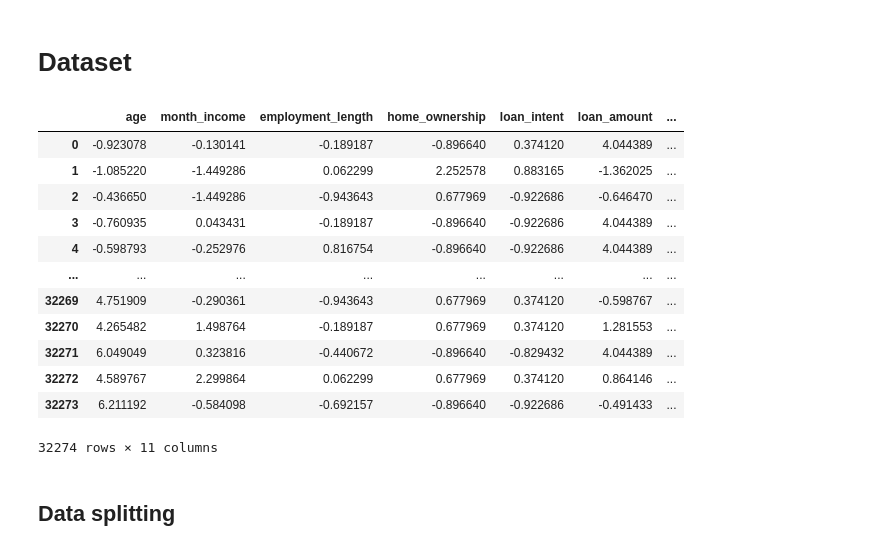
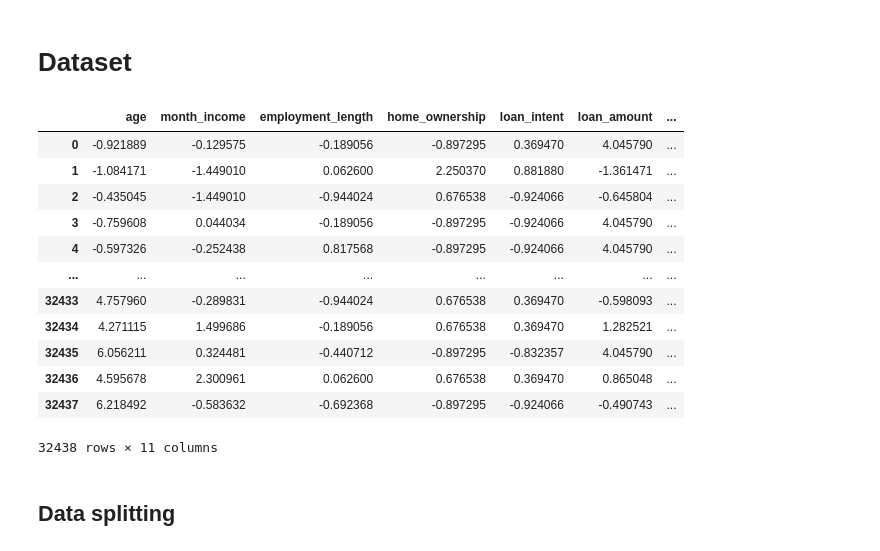
Before and after one commit to BigglesworthCat/loan-prediction-system, a Jupyter notebook: preparations/models_preparation.ipynb, the cells around one changed output. Drawn from its saved outputs; the diff is of its cells as text; code cells hidden in the pictures.

```diff
--- a/preparations/models_preparation.ipynb
+++ b/preparations/models_preparation.ipynb
@@ -131,22 +118,22 @@ def get_cv_scores(estimator, X, y, cv=5):
 # %% [markdown]
 # Dataset
 # %%
-df = pd.read_csv('credit_history.csv')
+df = pd.read_csv('./../database/credit_history_transformed.csv')
 df
 # %% [output]
 |  | age | month_income | employment_length | home_ownership | loan_intent | loan_amount | ... |
-| 0 | -0.923078 | -0.130141 | -0.189187 | -0.896640 | 0.374120 | 4.044389 | ... |
-| 1 | -1.085220 | -1.449286 | 0.062299 | 2.252578 | 0.883165 | -1.362025 | ... |
-| 2 | -0.436650 | -1.449286 | -0.943643 | 0.677969 | -0.922686 | -0.646470 | ... |
-| 3 | -0.760935 | 0.043431 | -0.189187 | -0.896640 | -0.922686 | 4.044389 | ... |
-| 4 | -0.598793 | -0.252976 | 0.816754 | -0.896640 | -0.922686 | 4.044389 | ... |
+| 0 | -0.921889 | -0.129575 | -0.189056 | -0.897295 | 0.369470 | 4.045790 | ... |
+| 1 | -1.084171 | -1.449010 | 0.062600 | 2.250370 | 0.881880 | -1.361471 | ... |
+| 2 | -0.435045 | -1.449010 | -0.944024 | 0.676538 | -0.924066 | -0.645804 | ... |
+| 3 | -0.759608 | 0.044034 | -0.189056 | -0.897295 | -0.924066 | 4.045790 | ... |
+| 4 | -0.597326 | -0.252438 | 0.817568 | -0.897295 | -0.924066 | 4.045790 | ... |
 | ... | ... | ... | ... | ... | ... | ... | ... |
-| 32269 | 4.751909 | -0.290361 | -0.943643 | 0.677969 | 0.374120 | -0.598767 | ... |
-| 32270 | 4.265482 | 1.498764 | -0.189187 | 0.677969 | 0.374120 | 1.281553 | ... |
-| 32271 | 6.049049 | 0.323816 | -0.440672 | -0.896640 | -0.829432 | 4.044389 | ... |
-| 32272 | 4.589767 | 2.299864 | 0.062299 | 0.677969 | 0.374120 | 0.864146 | ... |
-| 32273 | 6.211192 | -0.584098 | -0.692157 | -0.896640 | -0.922686 | -0.491433 | ... |
+| 32433 | 4.757960 | -0.289831 | -0.944024 | 0.676538 | 0.369470 | -0.598093 | ... |
+| 32434 | 4.271115 | 1.499686 | -0.189056 | 0.676538 | 0.369470 | 1.282521 | ... |
+| 32435 | 6.056211 | 0.324481 | -0.440712 | -0.897295 | -0.832357 | 4.045790 | ... |
+| 32436 | 4.595678 | 2.300961 | 0.062600 | 0.676538 | 0.369470 | 0.865048 | ... |
+| 32437 | 6.218492 | -0.583632 | -0.692368 | -0.897295 | -0.924066 | -0.490743 | ... |
-32274 rows × 11 columns
+32438 rows × 11 columns
 # %% [markdown]
 ## Data splitting
 # %%
```
Also changed, not shown: parts of 30 cells of this notebook, 26 other files.
